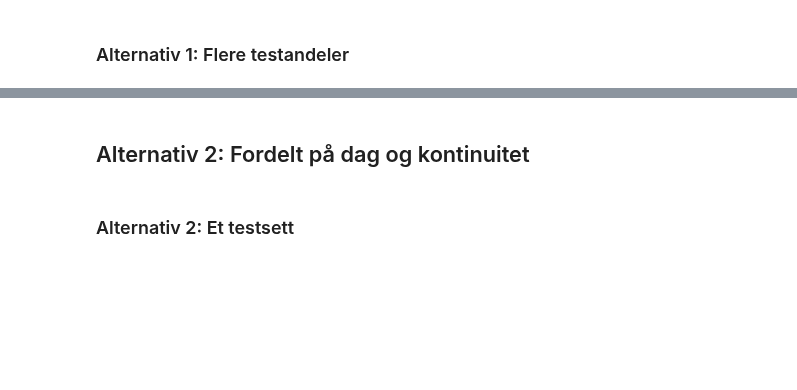
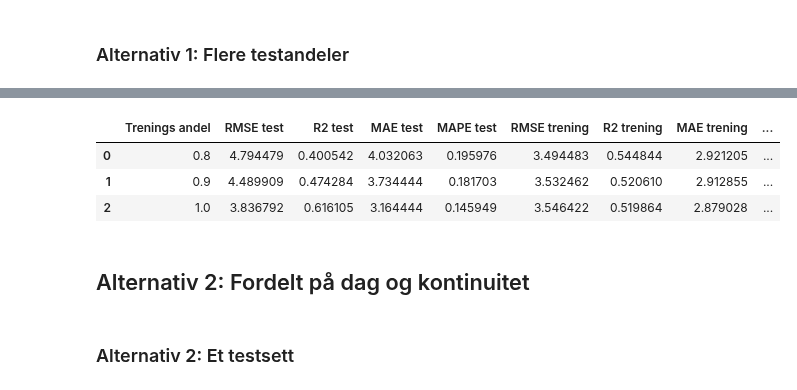
Before and after one commit to PreyPython123/Master-V24-Semiveiledet-Regresjon, a Jupyter notebook: Bioco_Collagen_Klassiske_Superveiledet_Regresjonsmetoder.ipynb, the cells around one changed output, grey strips where cells are left out. Cells and saved outputs as stored; diff of their text form; code cells hidden in the pictures; blank space fills up the shorter version.

```diff
--- a/Bioco_Collagen_Klassiske_Superveiledet_Regresjonsmetoder.ipynb
+++ b/Bioco_Collagen_Klassiske_Superveiledet_Regresjonsmetoder.ipynb
@@ -480,3 +727,10 @@ collagen_rfr_resultater_enzym
+# %%
+collagen_knr_resultater_enzym
+# %% [output]
+|  | Trenings andel | RMSE test | R2 test | MAE test | MAPE test | RMSE trening | R2 trening | MAE trening | ... |
+| 0 | 0.8 | 4.794479 | 0.400542 | 4.032063 | 0.195976 | 3.494483 | 0.544844 | 2.921205 | ... |
+| 1 | 0.9 | 4.489909 | 0.474284 | 3.734444 | 0.181703 | 3.532462 | 0.520610 | 2.912855 | ... |
+| 2 | 1.0 | 3.836792 | 0.616105 | 3.164444 | 0.145949 | 3.546422 | 0.519864 | 2.879028 | ... |
 # %% [markdown]
 ## Alternativ 2: Fordelt på dag og kontinuitet
 # %% [markdown]
```
Also changed, not shown: parts of 45 cells of this notebook.
